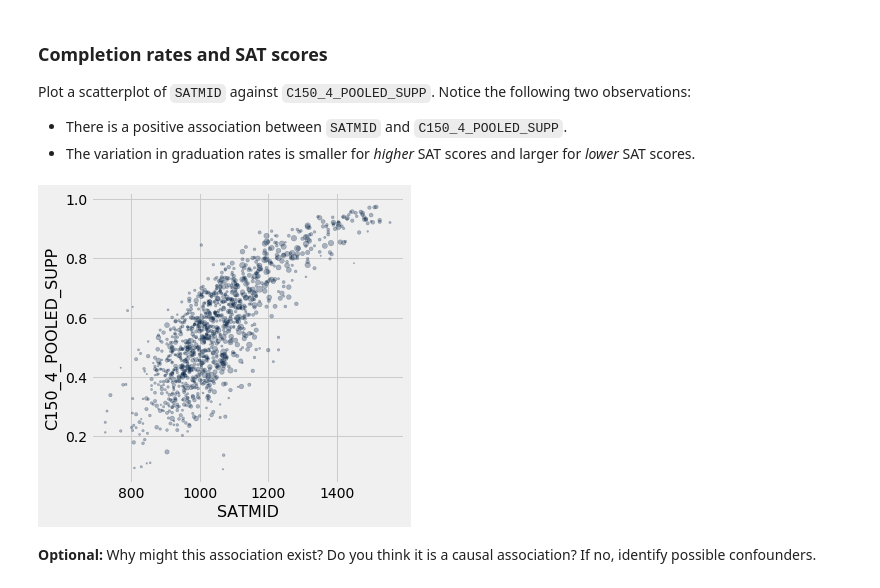
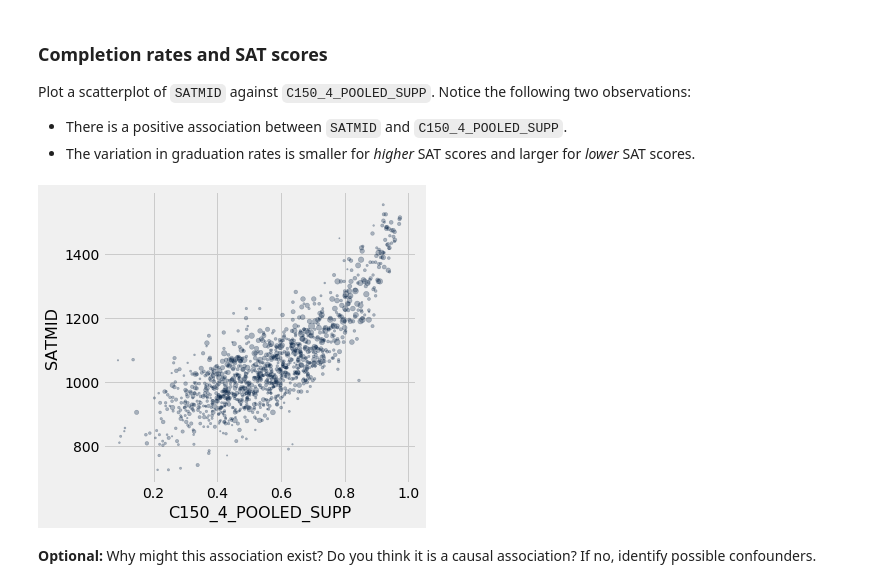
Before and after one commit to ucsd-ets/dsc10-fa18, a Jupyter notebook: Projects/project_college_scorecard/project01_soln.ipynb, the cells around one changed output. Cells and saved outputs as stored; diff of their text form; code cells hidden in the pictures.

Commit message:
fix scatterplots -- switch x and y axes

```diff
--- a/Projects/project_college_scorecard/project01_soln.ipynb
+++ b/Projects/project_college_scorecard/project01_soln.ipynb
@@ -747,9 +740,9 @@ Plot a scatterplot of `SATMID` against `C150_4_POOLED_SUPP`. Notice the followin
 * The variation in graduation rates is smaller for *higher* SAT scores and larger for *lower* SAT scores.
 # %%
 # scatterplot
-sat.scatter('SATMID', 'C150_4_POOLED_SUPP', sizes='UGDS' ,alpha=0.3)
+sat.scatter('C150_4_POOLED_SUPP', 'SATMID', sizes='UGDS' ,alpha=0.3)
 # %% [output]
-[figure, old version]
+[figure, new version]
 # %% [markdown]
 **Optional:** Why might this association exist? Do you think it is a causal association? If no, identify possible confounders.
 # %% [markdown]
```
Also changed, not shown: parts of 9 cells of this notebook.
